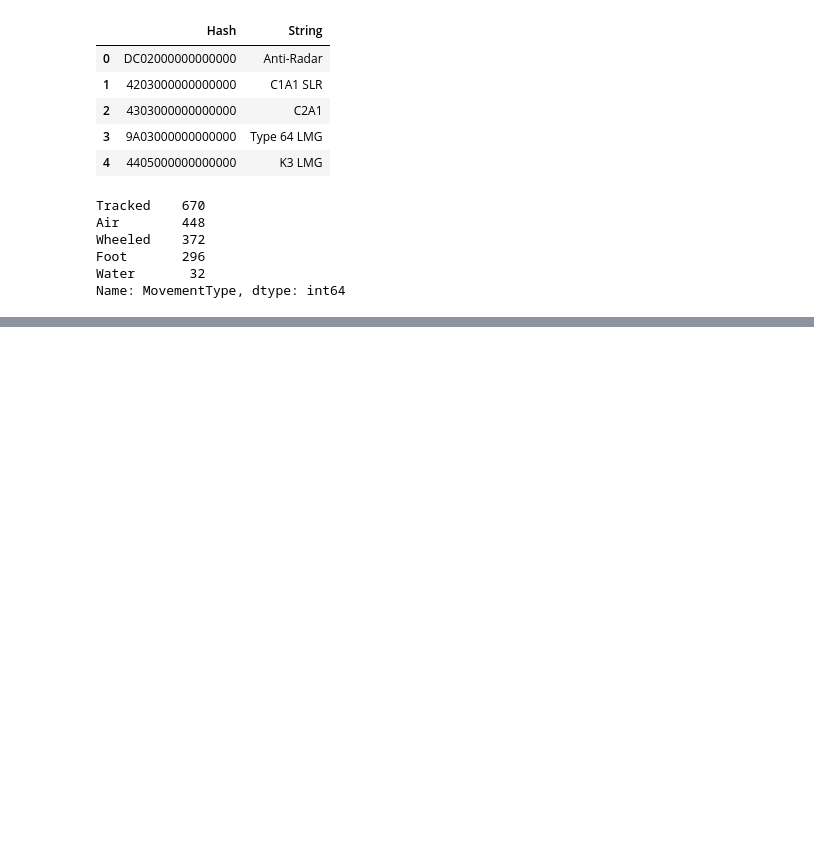
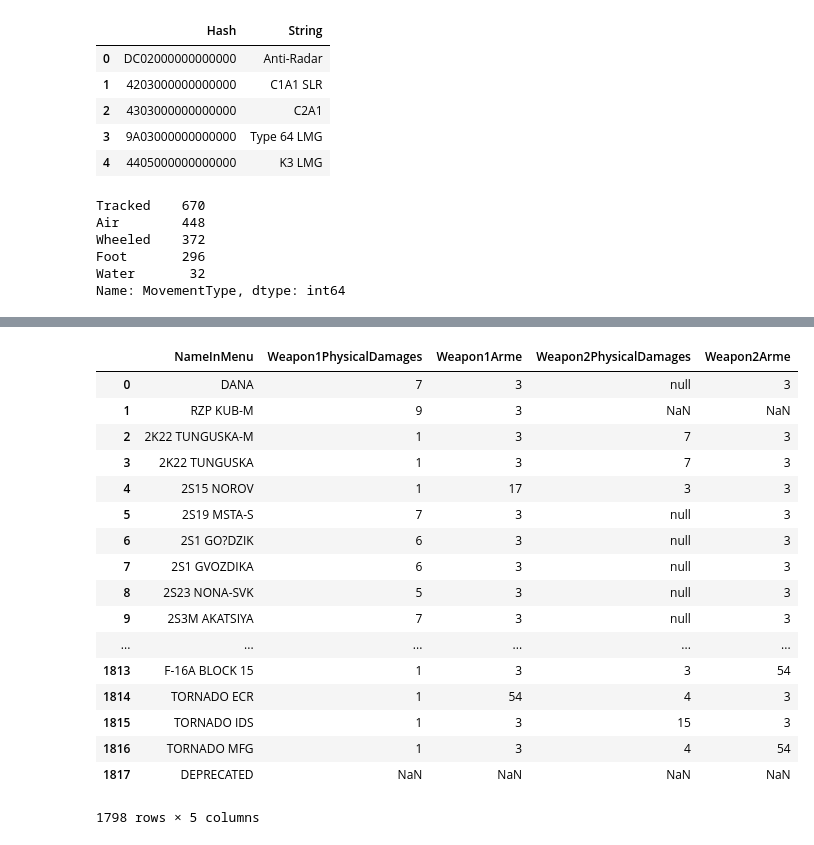
Before and after one commit to ResidentMario/wargame-data, a Jupyter notebook: notebooks/formatting.ipynb, the cells around one changed output, grey strips where cells are left out. Cells and saved outputs as stored; diff of their text form; code cells hidden in the pictures; blank space fills up the shorter version.

```diff
--- a/notebooks/formatting.ipynb
+++ b/notebooks/formatting.ipynb
@@ -115,0 +116,23 @@ def weaponify(unit):
+# %%
+units_ = units[~units.apply(lambda srs: 'Deprec!' in srs['NameInMenu'], axis='columns')]
+# %%
+units_[['NameInMenu', 'Weapon1PhysicalDamages', 'Weapon1Arme', 'Weapon2PhysicalDamages', 'Weapon2Arme']]
+# %% [output]
+|  | NameInMenu | Weapon1PhysicalDamages | Weapon1Arme | Weapon2PhysicalDamages | Weapon2Arme |
+| 0 | DANA | 7 | 3 | null | 3 |
+| 1 | RZP KUB-M | 9 | 3 | NaN | NaN |
+| 2 | 2K22 TUNGUSKA-M | 1 | 3 | 7 | 3 |
+| 3 | 2K22 TUNGUSKA | 1 | 3 | 7 | 3 |
+| 4 | 2S15 NOROV | 1 | 17 | 3 | 3 |
+| 5 | 2S19 MSTA-S | 7 | 3 | null | 3 |
+| 6 | 2S1 GO?DZIK | 6 | 3 | null | 3 |
+| 7 | 2S1 GVOZDIKA | 6 | 3 | null | 3 |
+| 8 | 2S23 NONA-SVK | 5 | 3 | null | 3 |
+| 9 | 2S3M AKATSIYA | 7 | 3 | null | 3 |
+| ... | ... | ... | ... | ... | ... |
+| 1813 | F-16A BLOCK 15 | 1 | 3 | 3 | 54 |
+| 1814 | TORNADO ECR | 1 | 54 | 4 | 3 |
+| 1815 | TORNADO IDS | 1 | 3 | 15 | 3 |
+| 1816 | TORNADO MFG | 1 | 3 | 4 | 54 |
+| 1817 | DEPRECATED | NaN | NaN | NaN | NaN |
+1798 rows × 5 columns
```
Also changed, not shown: parts of 26 cells of this notebook, 3 other files.
